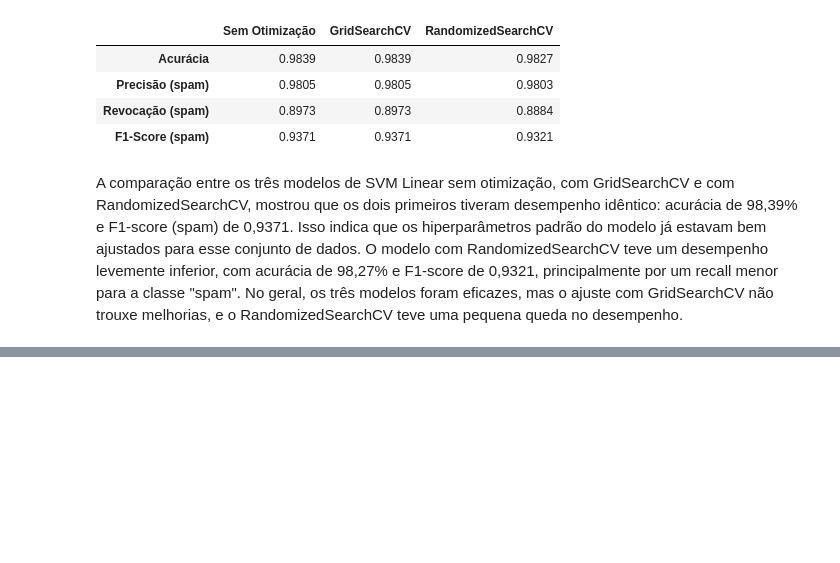
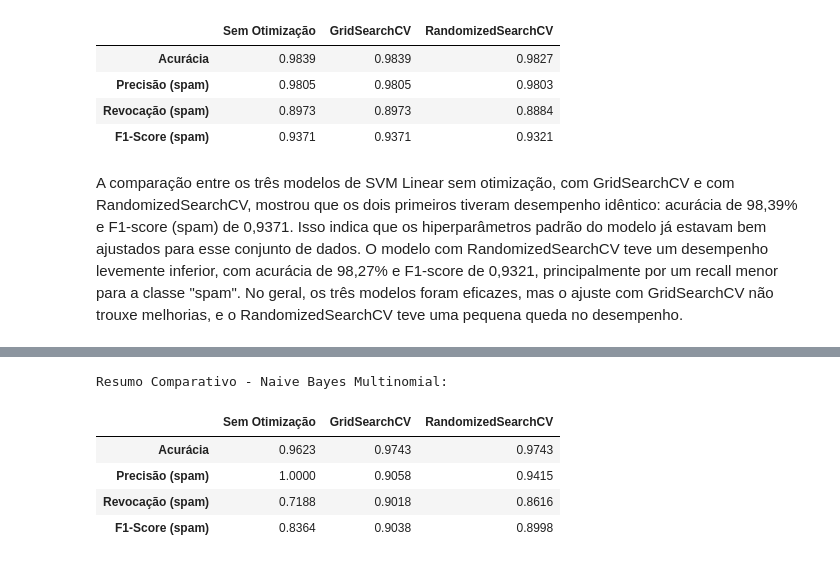
Before and after one commit to deborakocks/projeto6_spam, a Jupyter notebook: PI6_AnaliseSpam.ipynb, the cells around one changed output, grey strips where cells are left out. Drawn from its saved outputs; the diff is of its cells as text; code cells hidden in the pictures; blank space fills up the shorter version.

```diff
--- a/PI6_AnaliseSpam.ipynb
+++ b/PI6_AnaliseSpam.ipynb
@@ -646,0 +768,45 @@ No geral, os três modelos foram eficazes, mas o ajuste com GridSearchCV não tr
+# %%
+from sklearn.metrics import precision_score, recall_score, f1_score, accuracy_score
+
+
+# Métricas do modelo sem otimização
+metrics_default_nb = {
+    'Acurácia': accuracy_score(y_test, y_pred_nb),
+    'Precisão (spam)': precision_score(y_test, y_pred_nb, pos_label='spam'),
+    'Revocação (spam)': recall_score(y_test, y_pred_nb, pos_label='spam'),
+    'F1-Score (spam)': f1_score(y_test, y_pred_nb, pos_label='spam'),
+}
+
+# Métricas do modelo otimizado com GridSearchCV
+metrics_grid_nb = {
+    'Acurácia': accuracy_score(y_test, y_pred_nb_grid),
+    'Precisão (spam)': precision_score(y_test, y_pred_nb_grid, pos_label='spam'),
+    'Revocação (spam)': recall_score(y_test, y_pred_nb_grid, pos_label='spam'),
+    'F1-Score (spam)': f1_score(y_test, y_pred_nb_grid, pos_label='spam'),
+}
+
+# Métricas do modelo otimizado com RandomizedSearchCV
+metrics_random_nb = {
+    'Acurácia': accuracy_score(y_test, y_pred_nb_random),
+    'Precisão (spam)': precision_score(y_test, y_pred_nb_random, pos_label='spam'),
+    'Revocação (spam)': recall_score(y_test, y_pred_nb_random, pos_label='spam'),
+    'F1-Score (spam)': f1_score(y_test, y_pred_nb_random, pos_label='spam'),
+}
+
+
+df_comparativo_nb = pd.DataFrame({
+    'Sem Otimização': metrics_default_nb,
+    'GridSearchCV': metrics_grid_nb,
+    'RandomizedSearchCV': metrics_random_nb
+})
+
+
+print("\nResumo Comparativo - Naive Bayes Multinomial:\n")
+display(df_comparativo_nb.round(4))
+# %% [output]
+Resumo Comparativo - Naive Bayes Multinomial:
+|  | Sem Otimização | GridSearchCV | RandomizedSearchCV |
+| Acurácia | 0.9623 | 0.9743 | 0.9743 |
+| Precisão (spam) | 1.0000 | 0.9058 | 0.9415 |
+| Revocação (spam) | 0.7188 | 0.9018 | 0.8616 |
+| F1-Score (spam) | 0.8364 | 0.9038 | 0.8998 |
```
Also changed, not shown: parts of 8 cells of this notebook.
